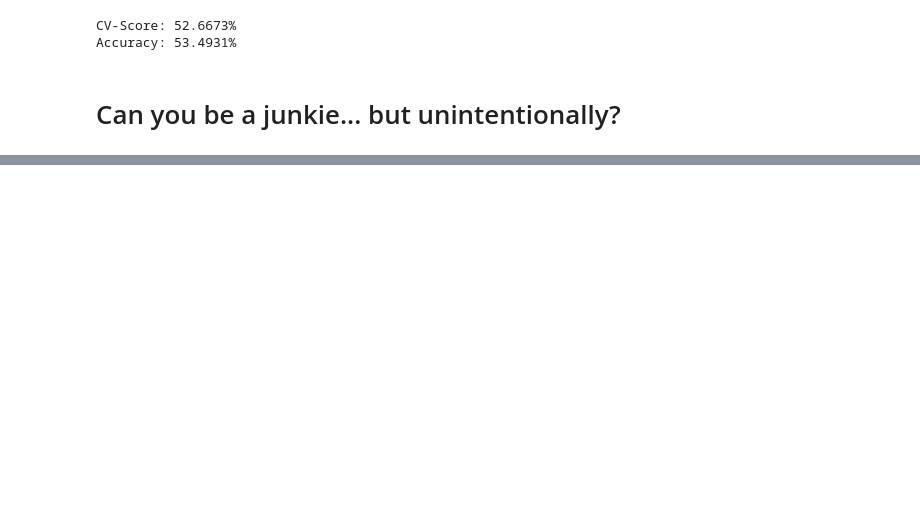
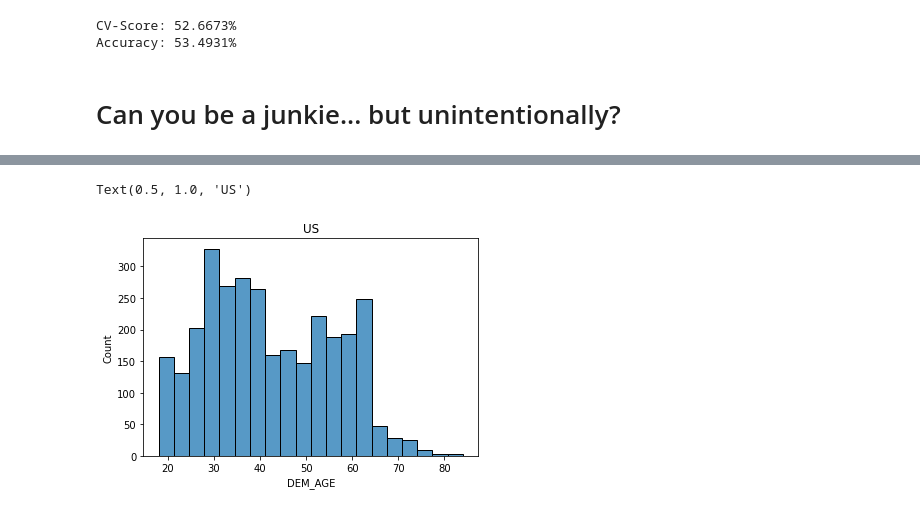
Before and after one commit to percy-xu/DataFest, a Jupyter notebook: notebook.ipynb, the cells around one changed output, grey strips where cells are left out. Saved outputs shown, nothing was run; the diff lists cells and outputs as text; code cells hidden in the pictures; blank space fills up the shorter version.

```diff
--- a/notebook.ipynb
+++ b/notebook.ipynb
@@ -155,0 +160,6 @@ px.histogram(df_nmu_de, x='DEM_AGE', nbins=20, title='GERMANY')
+# %%
+df_nmu_us = filter_nmu(df_us, 'us')
+sns.histplot(df_nmu_us, x='DEM_AGE', bins=20).set_title('US')
+# %% [output]
+Text(0.5, 1.0, 'US')
+[figure, added]
```
Also changed, not shown: parts of 10 cells of this notebook.
